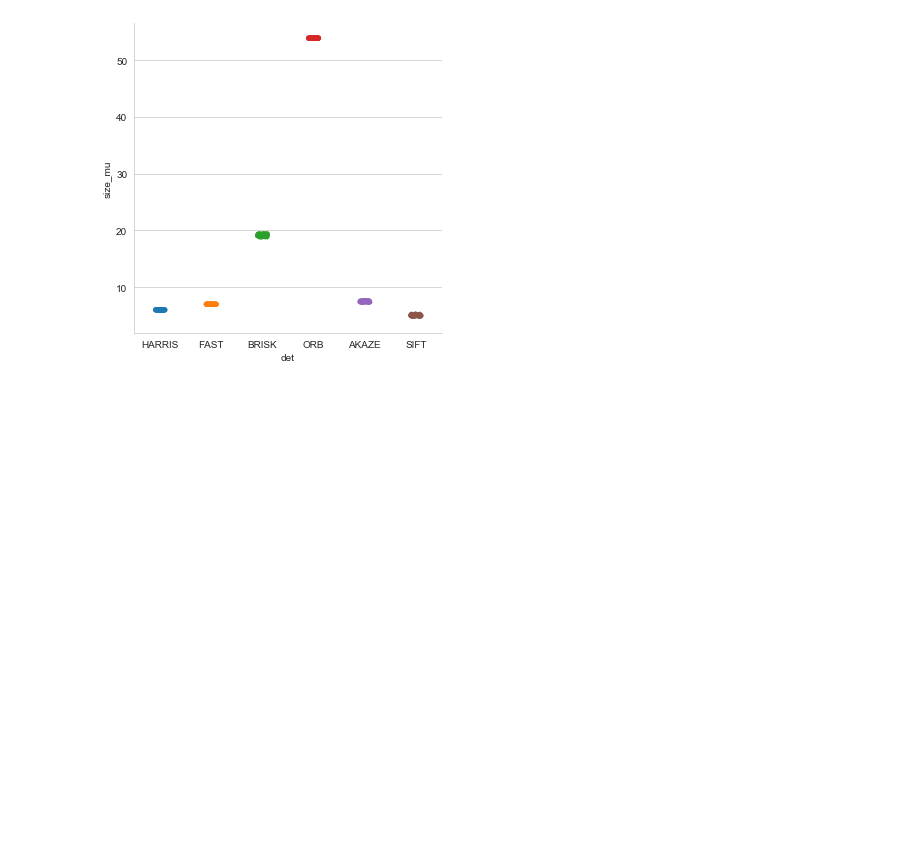
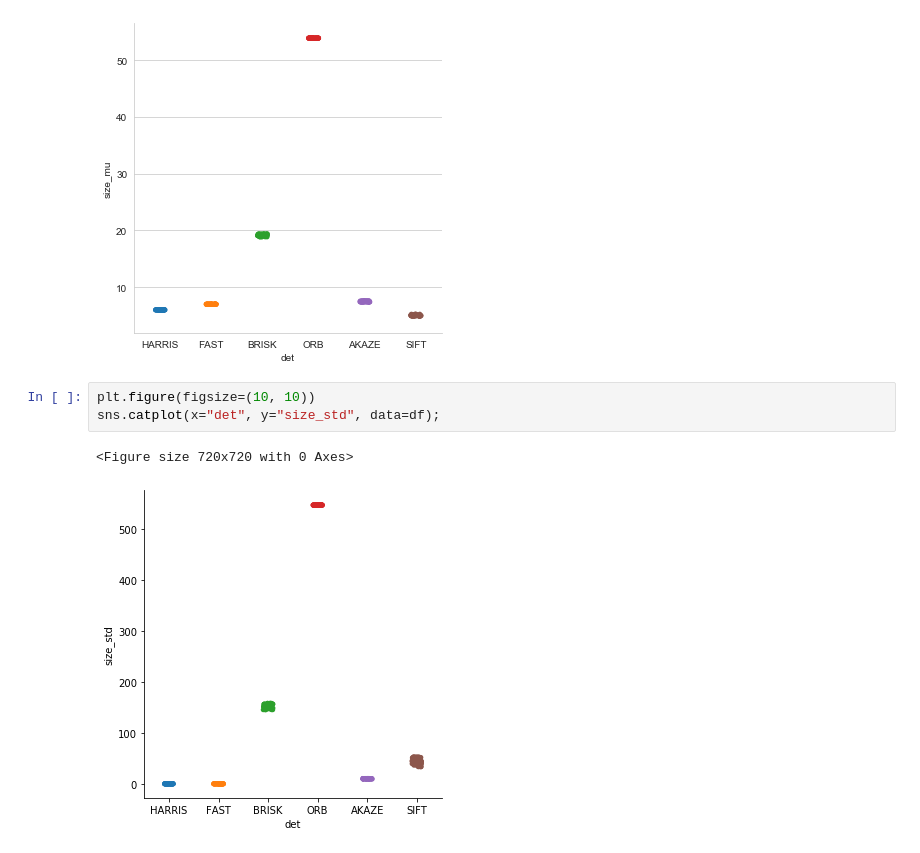
Before and after one commit to samindaa/SFND_2D_Feature_Tracking, a Jupyter notebook: writeup.ipynb, the cells around one changed output. Drawn from its saved outputs; the diff is of its cells as text; blank space fills up the shorter version.

```diff
--- a/writeup.ipynb
+++ b/writeup.ipynb
@@ -78,3 +78,9 @@ sns.catplot(x="det", y="size_mu", data=df);
 # %% [output]
 <Figure size 720x720 with 0 Axes>
 [figure]
+# %%
+plt.figure(figsize=(10, 10))
+sns.catplot(x="det", y="size_std", data=df);
+# %% [output]
+<Figure size 720x720 with 0 Axes>
+[figure, added]
```
Also changed, not shown: parts of 1 cell of this notebook.
